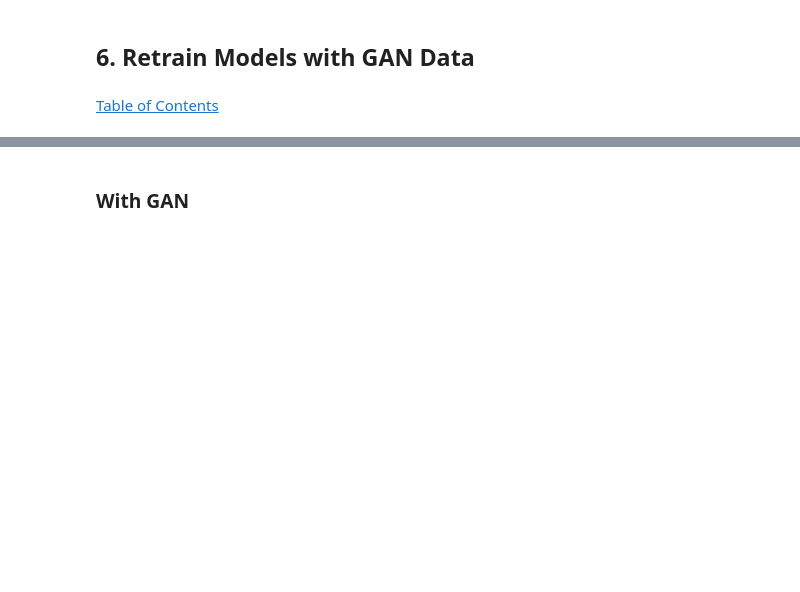
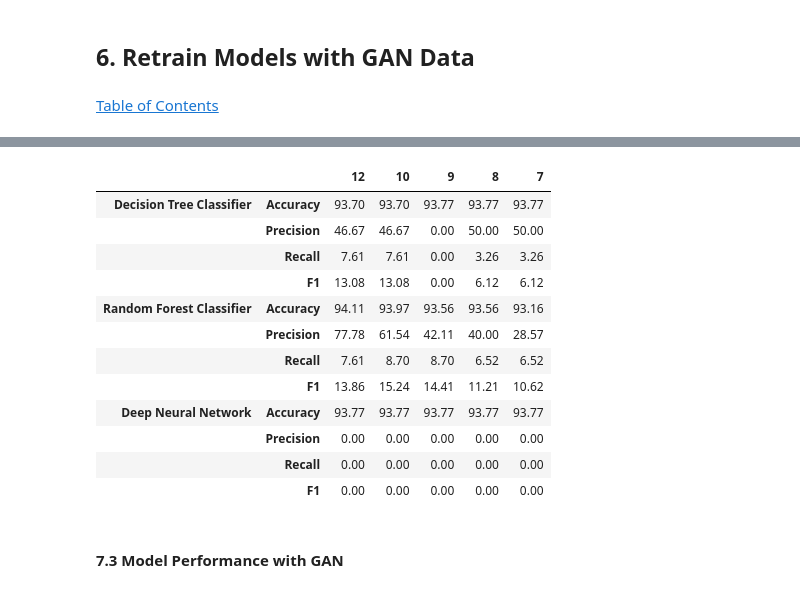
Before and after one commit to iainmuir6/Machine-Learning-with-Coronavirus-Data, a Jupyter notebook: ml_covid_research_w3.ipynb, the cells around one changed output, grey strips where cells are left out. Drawn from its saved outputs; the diff is of its cells as text; code cells hidden in the pictures; blank space fills up the shorter version.

Commit message:
Model performance (+ visualizations)

```diff
--- a/ml_covid_research_w3.ipynb
+++ b/ml_covid_research_w3.ipynb
@@ -1676,14 +1083,7 @@ F1: 12.75%
 models = [
     DecisionTreeClassifier(max_depth=4, criterion="entropy", random_state=SEED),
     RandomForestClassifier(n_estimators=100, bootstrap=True, max_features='sqrt', random_state=SEED),
-    Sequential([
-        Dense(top_n_feats//2, activation='relu', input_shape=(top_n_feats,)),
-        Dense(8, activation='relu'),
-        Dense(8, activation='relu'),
-        Dense(8, activation='relu'),
-        Dense(4, activation='relu'),
-        Dense(2, activation='softmax')
-    ])
+    'Sequential'
 ]
 names = [
     'Decision Tree Classifier',
@@ -1716,10 +1116,24 @@ drops = [
     'resp_rate',
     None
 ]
+# %%
+metrics = [
+    'Accuracy',
+    'Precision',
+    'Recall',
+    'F1'
+]
 # %%
 EPOCHS = 30
 BATCH_SIZE = 200
 VAL_SPLIT = 0.2
+# %%
+def metric_evaluation2(y_test, y_pred):
+    acc = round(accuracy_score(y_test, y_pred) * 100, 2)
+    prec = round(precision_score(y_test, y_pred) * 100, 2)
+    rec = round(recall_score(y_test, y_pred) * 100, 2)
+    f1 = round(f1_score(y_test, y_pred) * 100, 2)
+    return [acc, prec, rec, f1]
 # %%
 def test_final_models(models_lst, xy):
     X_train, y_train, X_test, y_test = xy
@@ -1778,5 +1218,6 @@ def test_final_models(models_lst, xy):
 # %%
-test_final_models(models, (X_train, y_train, X_test, y_test))
+%%time
+metric_df1 = test_final_models(models, (X_train, y_train, X_test, y_test))
 # %% [output]
 #### 12 Features
 <u>Decision Tree Classifier</u>
@@ -1813,4 +1254,20 @@ F1: 10.31%
 ... (28 outputs left out)
-# %% [markdown]
-### With GAN
+# %%
+metric_df1
+# %% [output]
+|  |  | 12 | 10 | 9 | 8 | 7 |
+| Decision Tree Classifier | Accuracy | 93.70 | 93.70 | 93.77 | 93.77 | 93.77 |
+|  | Precision | 46.67 | 46.67 | 0.00 | 50.00 | 50.00 |
+|  | Recall | 7.61 | 7.61 | 0.00 | 3.26 | 3.26 |
+|  | F1 | 13.08 | 13.08 | 0.00 | 6.12 | 6.12 |
+| Random Forest Classifier | Accuracy | 94.11 | 93.97 | 93.56 | 93.56 | 93.16 |
+|  | Precision | 77.78 | 61.54 | 42.11 | 40.00 | 28.57 |
+|  | Recall | 7.61 | 8.70 | 8.70 | 6.52 | 6.52 |
+|  | F1 | 13.86 | 15.24 | 14.41 | 11.21 | 10.62 |
+| Deep Neural Network | Accuracy | 93.77 | 93.77 | 93.77 | 93.77 | 93.77 |
+|  | Precision | 0.00 | 0.00 | 0.00 | 0.00 | 0.00 |
+|  | Recall | 0.00 | 0.00 | 0.00 | 0.00 | 0.00 |
+|  | F1 | 0.00 | 0.00 | 0.00 | 0.00 | 0.00 |
+# %% [markdown]
+#### 7.3 Model Performance with GAN <a class="anchor" id="perf2"></a>
 # %%
```
Also changed, not shown: parts of 79 cells of this notebook.
